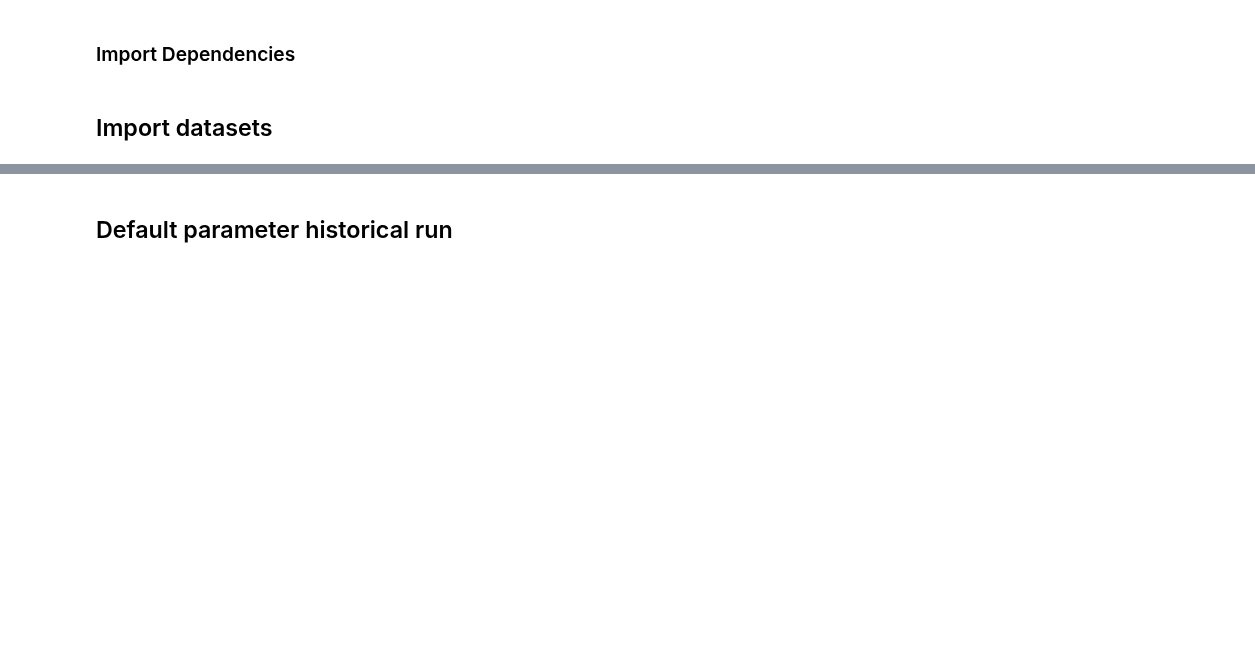
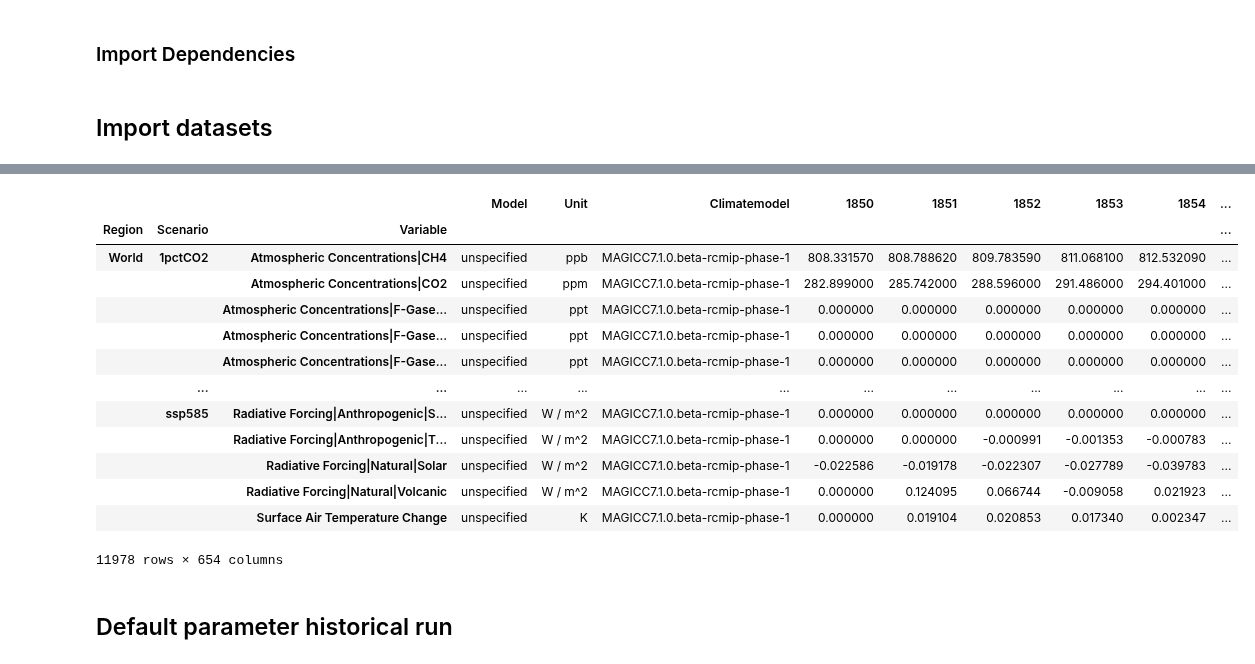
Before and after one commit to njleach/GIR, a Jupyter notebook: GIR/notebooks/SSP_NROY_ensemble.ipynb, the cells around one changed output, grey strips where cells are left out. Saved outputs shown, nothing was run; the diff lists cells and outputs as text; code cells hidden in the pictures; blank space fills up the shorter version.

```diff
--- a/GIR/notebooks/SSP_NROY_ensemble.ipynb
+++ b/GIR/notebooks/SSP_NROY_ensemble.ipynb
@@ -253,3 +285,20 @@ fig.suptitle('Constrained FaIR ensemble',fontweight='bold',fontsize=18,y=1.05)
+# %%
+magicc_scm
+# %% [output]
+|  |  |  | Model | Unit | Climatemodel | 1850 | 1851 | 1852 | 1853 | 1854 | ... |
+| Region | Scenario | Variable |  |  |  |  |  |  |  |  | ... |
+| World | 1pctCO2 | Atmospheric Concentrations|CH4 | unspecified | ppb | MAGICC7.1.0.beta-rcmip-phase-1 | 808.331570 | 808.788620 | 809.783590 | 811.068100 | 812.532090 | ... |
+|  |  | Atmospheric Concentrations|CO2 | unspecified | ppm | MAGICC7.1.0.beta-rcmip-phase-1 | 282.899000 | 285.742000 | 288.596000 | 291.486000 | 294.401000 | ... |
+|  |  | Atmospheric Concentrations|F-Gase... | unspecified | ppt | MAGICC7.1.0.beta-rcmip-phase-1 | 0.000000 | 0.000000 | 0.000000 | 0.000000 | 0.000000 | ... |
+|  |  | Atmospheric Concentrations|F-Gase... | unspecified | ppt | MAGICC7.1.0.beta-rcmip-phase-1 | 0.000000 | 0.000000 | 0.000000 | 0.000000 | 0.000000 | ... |
+|  |  | Atmospheric Concentrations|F-Gase... | unspecified | ppt | MAGICC7.1.0.beta-rcmip-phase-1 | 0.000000 | 0.000000 | 0.000000 | 0.000000 | 0.000000 | ... |
+|  | ... | ... | ... | ... | ... | ... | ... | ... | ... | ... | ... |
+|  | ssp585 | Radiative Forcing|Anthropogenic|S... | unspecified | W / m^2 | MAGICC7.1.0.beta-rcmip-phase-1 | 0.000000 | 0.000000 | 0.000000 | 0.000000 | 0.000000 | ... |
+|  |  | Radiative Forcing|Anthropogenic|T... | unspecified | W / m^2 | MAGICC7.1.0.beta-rcmip-phase-1 | 0.000000 | 0.000000 | -0.000991 | -0.001353 | -0.000783 | ... |
+|  |  | Radiative Forcing|Natural|Solar | unspecified | W / m^2 | MAGICC7.1.0.beta-rcmip-phase-1 | -0.022586 | -0.019178 | -0.022307 | -0.027789 | -0.039783 | ... |
+|  |  | Radiative Forcing|Natural|Volcanic | unspecified | W / m^2 | MAGICC7.1.0.beta-rcmip-phase-1 | 0.000000 | 0.124095 | 0.066744 | -0.009058 | 0.021923 | ... |
+|  |  | Surface Air Temperature Change | unspecified | K | MAGICC7.1.0.beta-rcmip-phase-1 | 0.000000 | 0.019104 | 0.020853 | 0.017340 | 0.002347 | ... |
+11978 rows × 654 columns
 # %% [markdown]
 ## Default parameter historical run
 # %%
```
Also changed, not shown: parts of 16 cells of this notebook, 11 other files.
